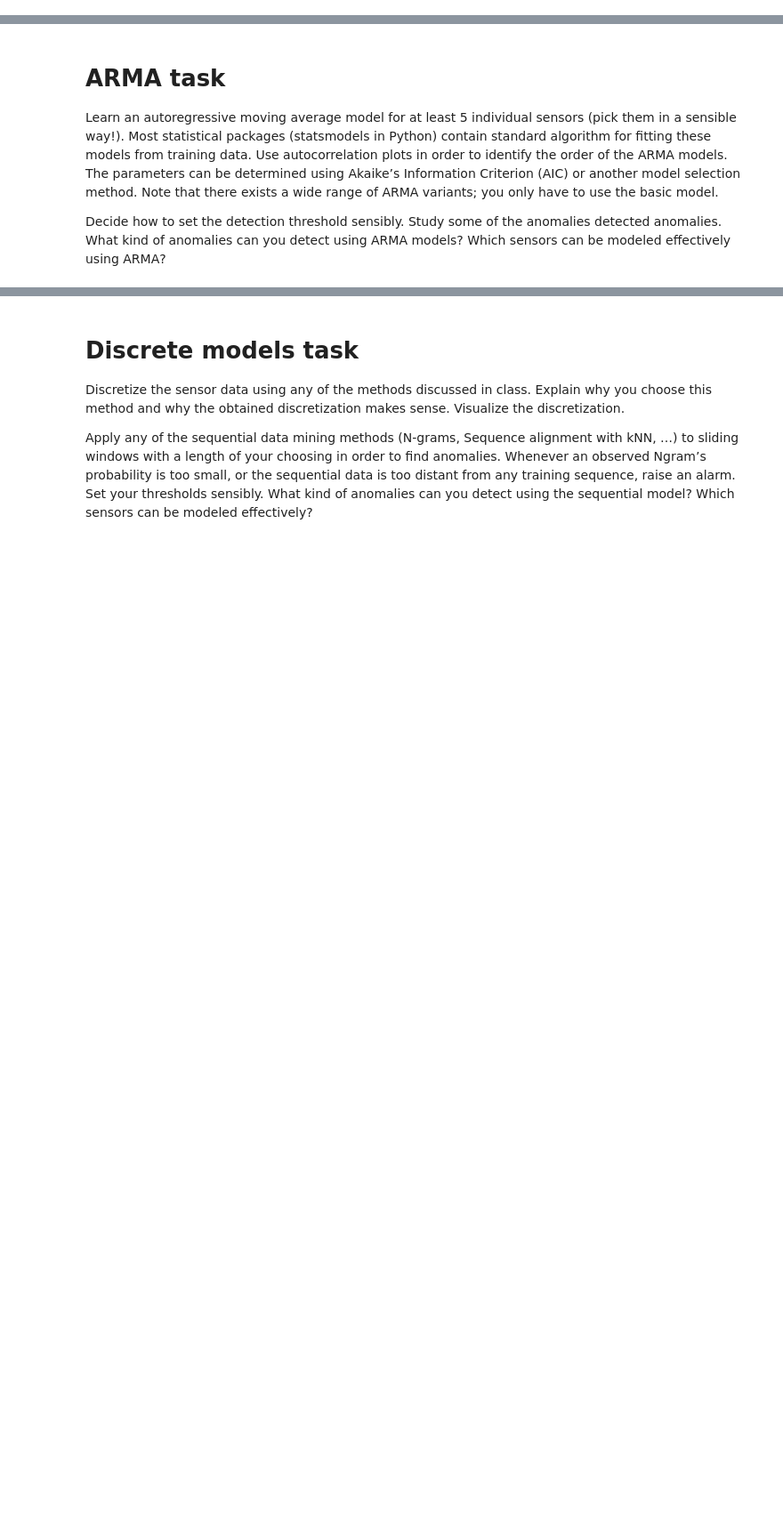
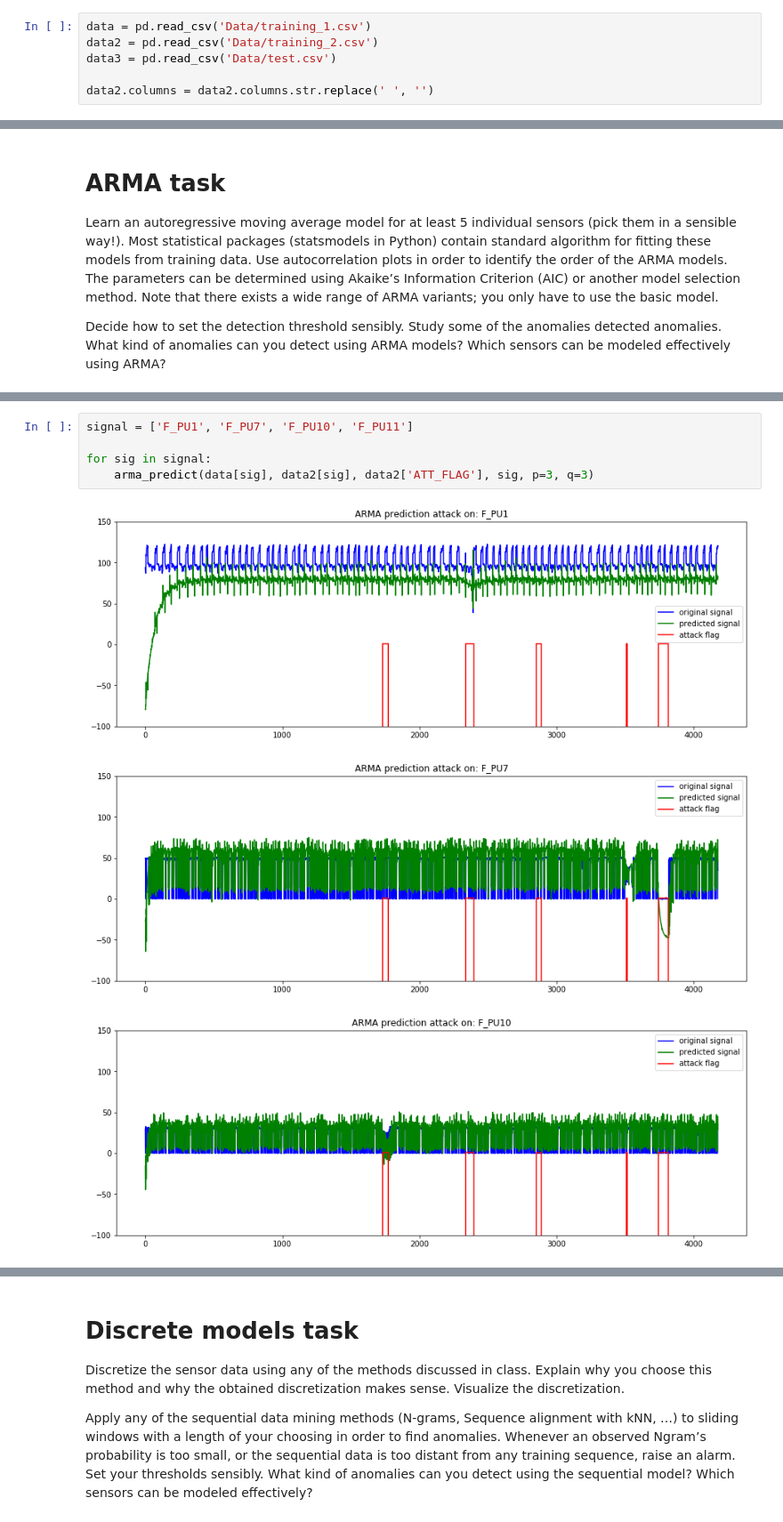
Before and after one commit to R-Graafmans/CDA_CS4035, a Jupyter notebook: Assignment2/Main.ipynb, the cells around one changed output, grey strips where cells are left out. Shown at 89% size. Drawn from its saved outputs; the diff is of its cells as text; blank space fills up the shorter version.

Commit message:
Basic ARMA implementation

```diff
--- a/Assignment2/Main.ipynb
+++ b/Assignment2/Main.ipynb
@@ -13,3 +17,9 @@ data = pd.read_csv('Data/training_1.csv')
+# %%
+data = pd.read_csv('Data/training_1.csv')
+data2 = pd.read_csv('Data/training_2.csv')
+data3 = pd.read_csv('Data/test.csv')
+
+data2.columns = data2.columns.str.replace(' ', '')
 # %% [markdown]
 # Familiarization task – 1 A4
 
@@ -119,0 +251,9 @@ Decide how to set the detection threshold sensibly. Study some of the anomalies
+# %%
+signal = ['F_PU1', 'F_PU7', 'F_PU10', 'F_PU11']
+
+for sig in signal:
+    arma_predict(data[sig], data2[sig], data2['ATT_FLAG'], sig, p=3, q=3)
+# %% [output]
+[figure, added]
+[figure, added]
+[figure, added]
```
Also changed, not shown: parts of 14 cells of this notebook.
